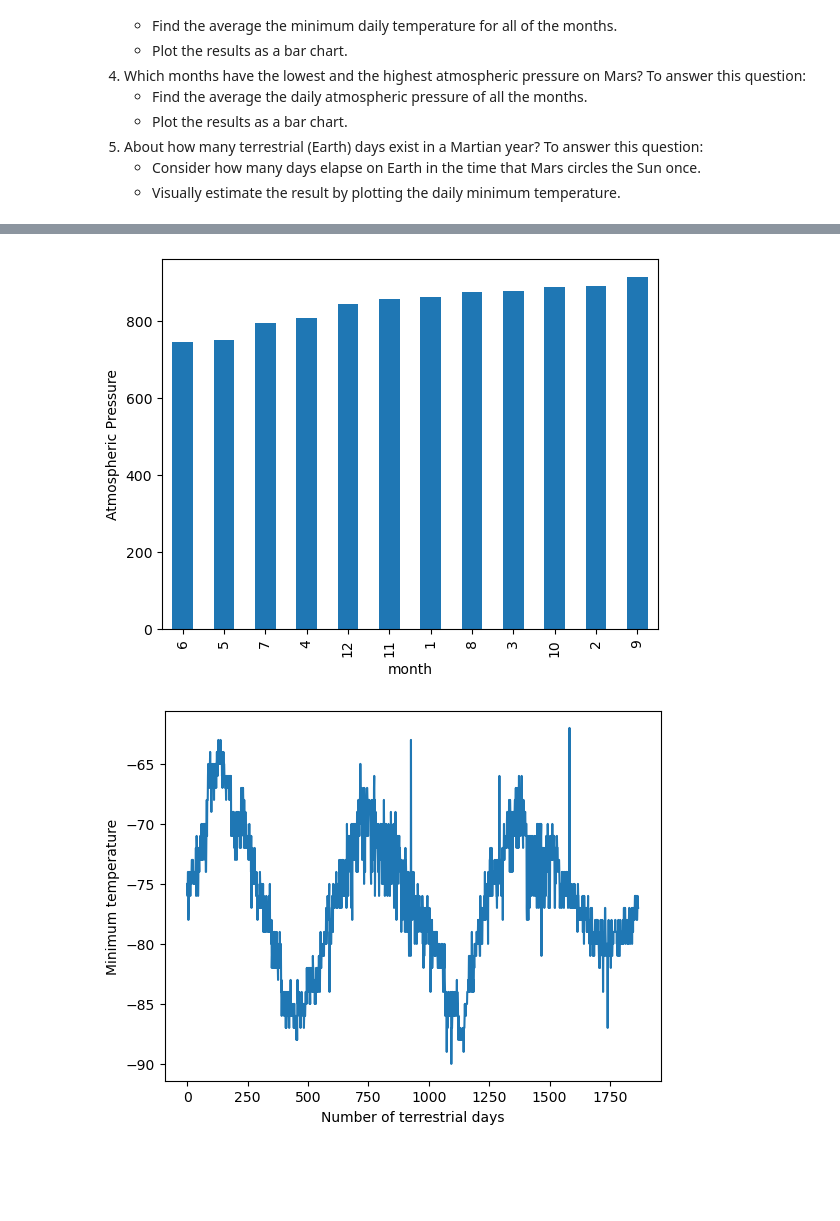
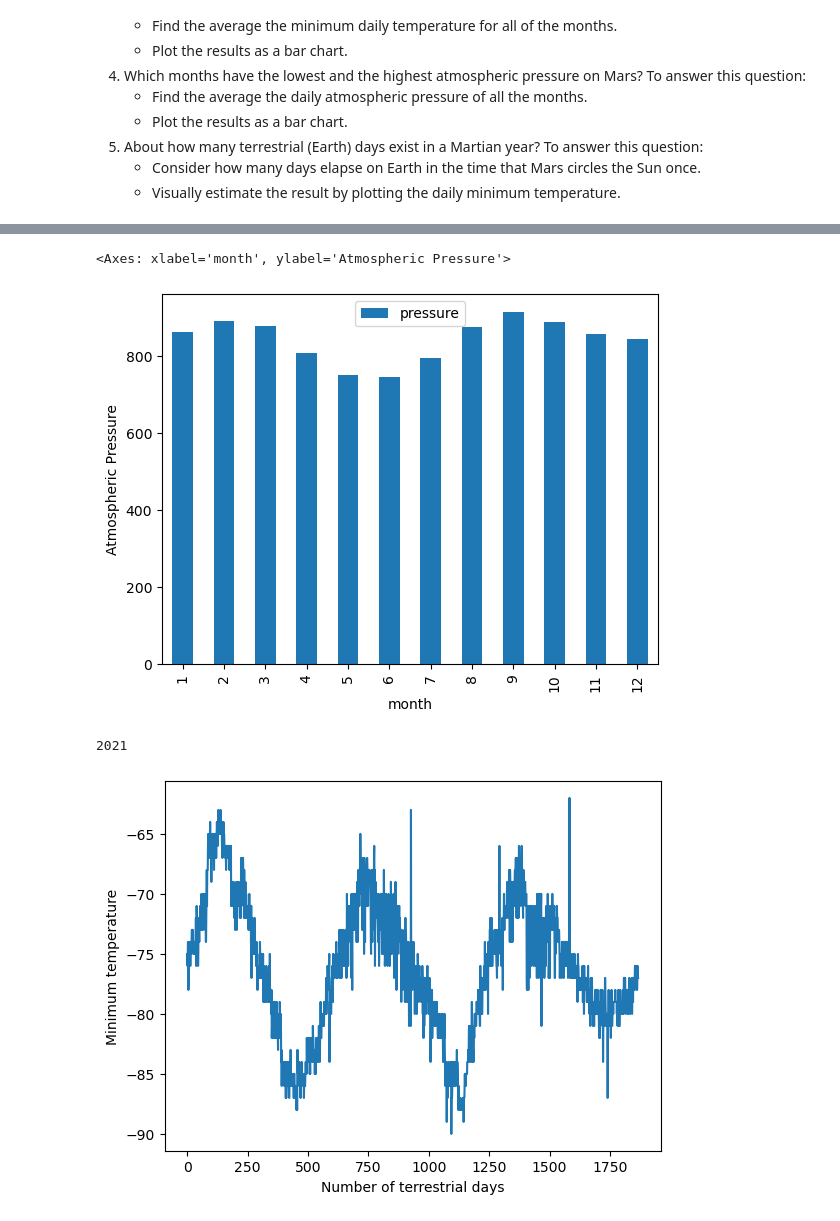
Before and after one commit to baltzelj/web_scrape_challenge, a Jupyter notebook: part_2_mars_weather.ipynb, the cells around one changed output, grey strips where cells are left out. Drawn from its saved outputs; the diff is of its cells as text; code cells hidden in the pictures; blank space fills up the shorter version.

```diff
--- a/part_2_mars_weather.ipynb
+++ b/part_2_mars_weather.ipynb
@@ -94,4 +82,5 @@ data_list
 # %%
 # Create a Pandas DataFrame by using the list of rows and a list of the column names
+data_list_df = pd.DataFrame(data_list, columns=['id','terrestrial_date','sol','ls','month','min_temp','pressure'])
 # %%
 # Confirm DataFrame was created successfully
@@ -121,5 +112,6 @@ pressure            object
 dtype: object
 # %%
 # Change data types for data analysis
+data_list_df = data_list_df.astype({'terrestrial_date': 'datetime64[ns]', 'sol': 'int64', 'ls': 'int64', 'month': 'int64', 'min_temp': 'float64', 'pressure': 'float64'})
 # %%
 # Confirm type changes were successful by examining data types again
@@ -148,5 +141,7 @@ Analyze your dataset by using Pandas functions to answer the following questions
 5. About how many terrestrial (Earth) days exist in a Martian year? To answer this question:
     * Consider how many days elapse on Earth in the time that Mars circles the Sun once.
     * Visually estimate the result by plotting the daily minimum temperature.
+# %%
+mars = data_list_df
 # %%
 # 1. How many months are there on Mars?
@@ -196,3 +204,6 @@ Name: min_temp, dtype: float64
 # %%
 # 4. Average pressure by Martian month
+mars_month_pressure = mars.groupby('month').mean('pressure')
+mars_mp = mars_month_pressure.drop(columns=["sol","ls","min_temp"])
+mars_mp
 # %% [output]
@@ -213,7 +224,17 @@ Name: pressure, dtype: float64
 # %%
 # Plot the average pressure by month
+mars_mp.plot.bar(ylabel='Atmospheric Pressure')
 # %% [output]
+<Axes: xlabel='month', ylabel='Atmospheric Pressure'>
-[figure, old version]
+[figure, new version]
+# %%
+import datetime as dt
+max_date = mars['terrestrial_date'].max()
+min_date = mars['terrestrial_date'].min()
+earth_days = (max_date - min_date).days
+print(earth_days)
+# %% [output]
+2021
 # %%
 # 5. How many terrestrial (earth) days are there in a Martian year?
 # %% [output]
```
Also changed, not shown: parts of 12 cells of this notebook.
